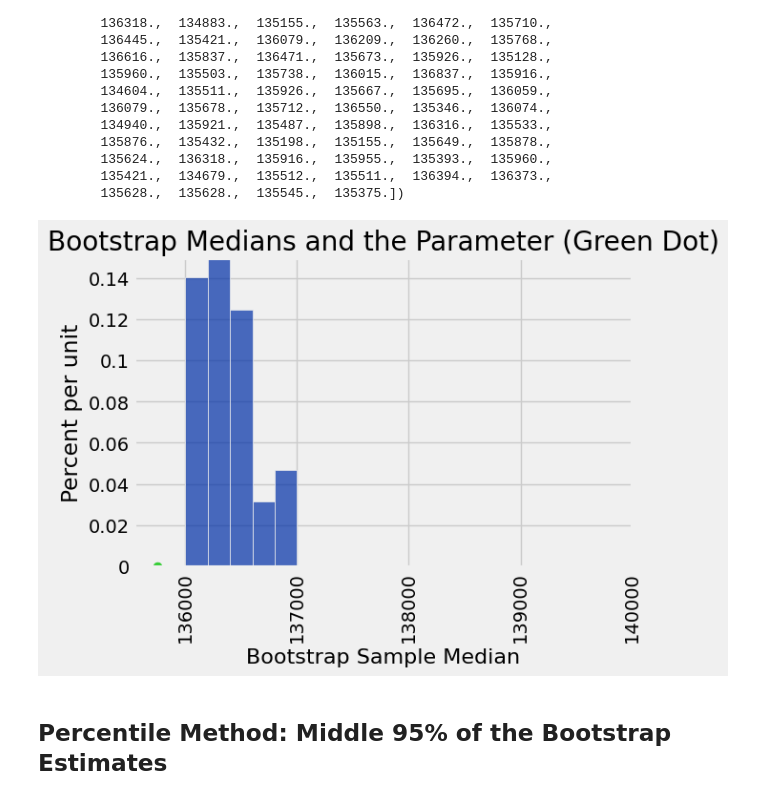
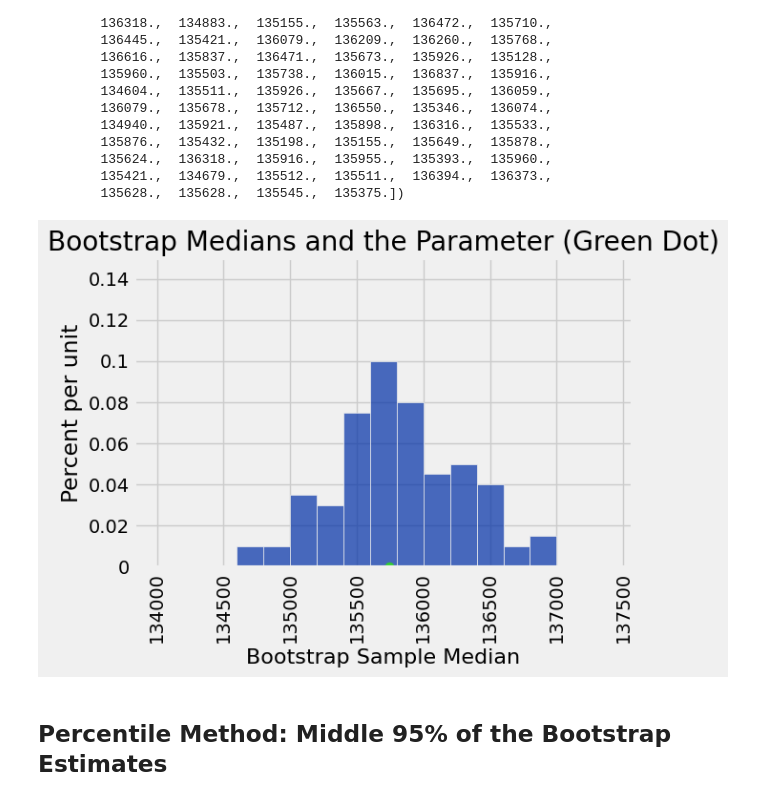
Before and after one commit to kwagoner1/DATA_FALL, a Jupyter notebook: LEC17/bootstrapping.ipynb, the cells around one changed output. Saved outputs shown, nothing was run; the diff lists cells and outputs as text; code cells hidden in the pictures.

```diff
--- a/LEC17/bootstrapping.ipynb
+++ b/LEC17/bootstrapping.ipynb
@@ -156,16 +156,16 @@ array([ 135335.,  135155.,  136160.,  135796.,  136217.,  135438.,
 # %%
 resampled_medians = Table().with_column('Bootstrap Sample Median', bootstrap_medians)
 
-median_bins=np.arange(136000, 140000, 200)
+median_bins=np.arange(134000, 137500, 200)
 resampled_medians.hist(bins = median_bins)
 
 # Plotting parameters; you can ignore this code
 parameter_green = '#32CD32'
 plots.ylim(-0.000005, 0.0015)
 plots.scatter(pop_median, 0, color=parameter_green, s=40, zorder=2)
 plots.title('Bootstrap Medians and the Parameter (Green Dot)');
 # %% [output]
-[figure, old version]
+[figure, new version]
 # %% [markdown]
 ## Percentile Method: Middle 95% of the Bootstrap Estimates
 # %%
```
